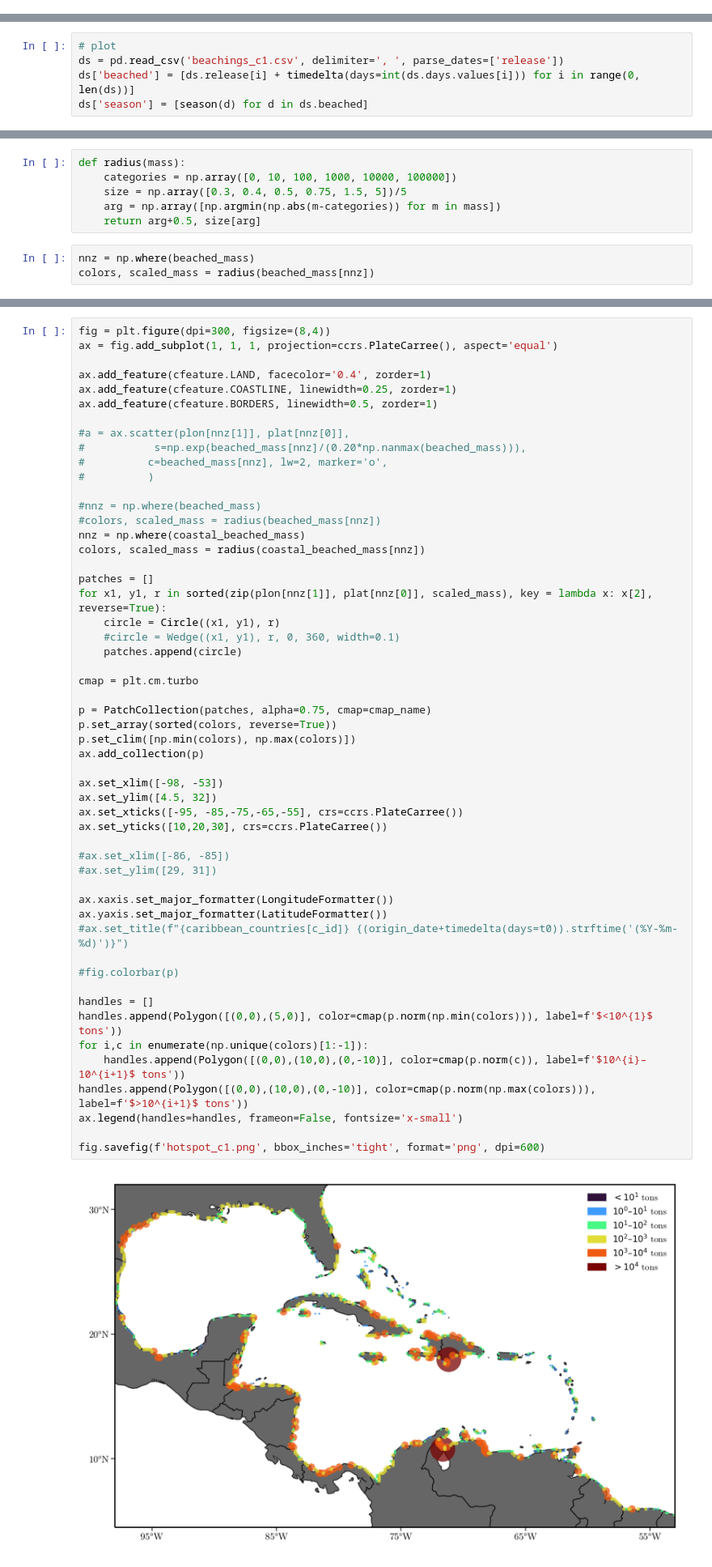
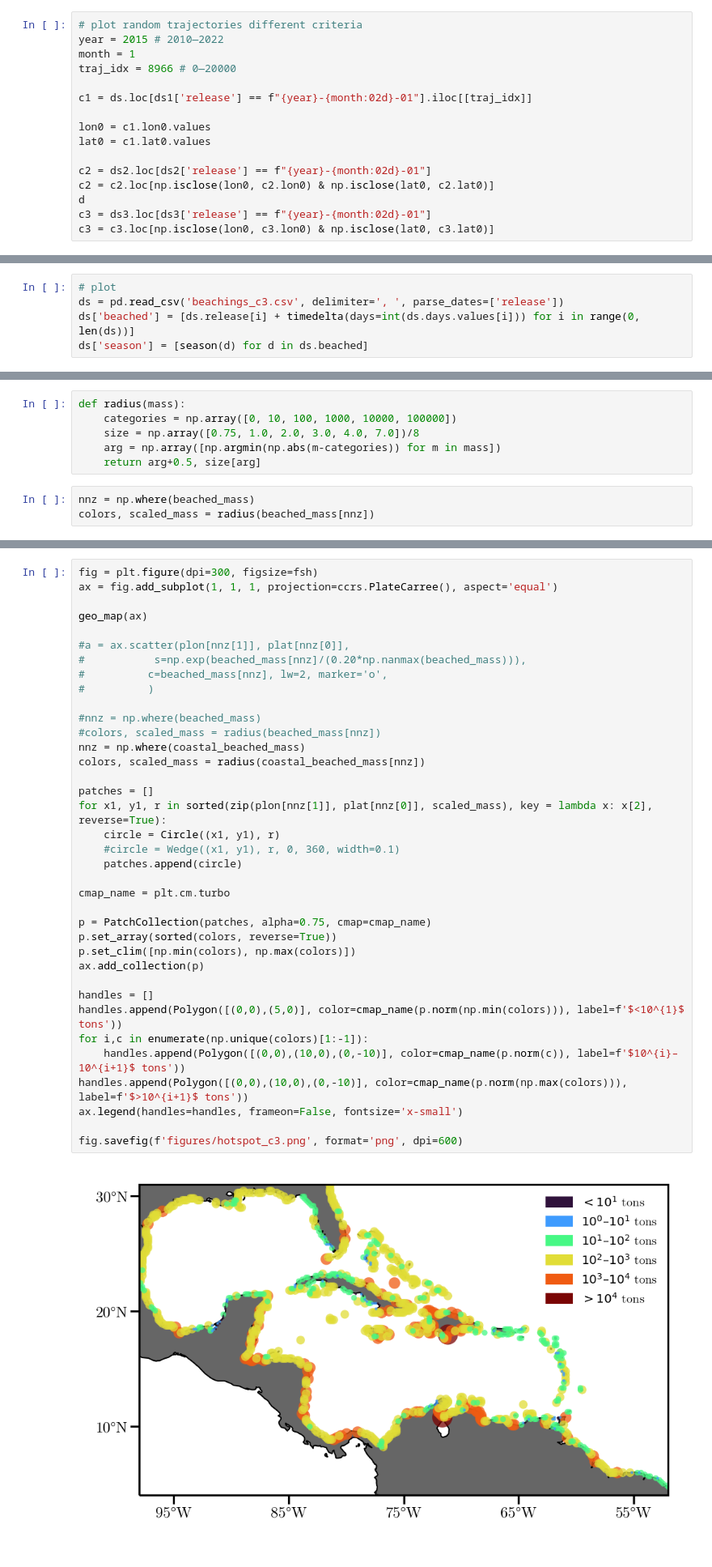
Before and after one commit to philippemiron/marine-litter-caribbean, a Jupyter notebook: notebooks/hotspots.ipynb, the cells around one changed output, grey strips where cells are left out. Shown at 81% size. Saved outputs shown, nothing was run; the diff lists cells and outputs as text.

```diff
--- a/notebooks/hotspots.ipynb
+++ b/notebooks/hotspots.ipynb
@@ -174,0 +376,16 @@ for year in range(2010, 2022):
+# %%
+# plot random trajectories different criteria
+year = 2015 # 2010—2022
+month = 1
+traj_idx = 8966 # 0—20000
+
+c1 = ds.loc[ds1['release'] == f"{year}-{month:02d}-01"].iloc[[traj_idx]]
+
+lon0 = c1.lon0.values
+lat0 = c1.lat0.values
+
+c2 = ds2.loc[ds2['release'] == f"{year}-{month:02d}-01"]
+c2 = c2.loc[np.isclose(lon0, c2.lon0) & np.isclose(lat0, c2.lat0)]
+d
+c3 = ds3.loc[ds3['release'] == f"{year}-{month:02d}-01"]
+c3 = c3.loc[np.isclose(lon0, c3.lon0) & np.isclose(lat0, c3.lat0)]
@@ -207,6 +482,6 @@ display(ds)
 # %%
 # plot
-ds = pd.read_csv('beachings_c1.csv', delimiter=', ', parse_dates=['release'])
+ds = pd.read_csv('beachings_c3.csv', delimiter=', ', parse_dates=['release'])
 ds['beached'] = [ds.release[i] + timedelta(days=int(ds.days.values[i])) for i in range(0, len(ds))]
 ds['season'] = [season(d) for d in ds.beached]
 # %%
@@ -292,7 +567,7 @@ np.max(beached_mass)
 # %%
 def radius(mass):
     categories = np.array([0, 10, 100, 1000, 10000, 100000])
-    size = np.array([0.3, 0.4, 0.5, 0.75, 1.5, 5])/5
+    size = np.array([0.75, 1.0, 2.0, 3.0, 4.0, 7.0])/8
     arg = np.array([np.argmin(np.abs(m-categories)) for m in mass])
     return arg+0.5, size[arg]
 # %%
@@ -305,58 +580,42 @@ np.sum(colors == 0.5)
 # %%
-fig = plt.figure(dpi=300, figsize=(8,4))
+fig = plt.figure(dpi=300, figsize=fsh)
 ax = fig.add_subplot(1, 1, 1, projection=ccrs.PlateCarree(), aspect='equal')
 
-ax.add_feature(cfeature.LAND, facecolor='0.4', zorder=1)
-ax.add_feature(cfeature.COASTLINE, linewidth=0.25, zorder=1)
-ax.add_feature(cfeature.BORDERS, linewidth=0.5, zorder=1)
+geo_map(ax)
 
 #a = ax.scatter(plon[nnz[1]], plat[nnz[0]],
 #           s=np.exp(beached_mass[nnz]/(0.20*np.nanmax(beached_mass))),
 #          c=beached_mass[nnz], lw=2, marker='o',
 #          )
 
 #nnz = np.where(beached_mass)
 #colors, scaled_mass = radius(beached_mass[nnz])
 nnz = np.where(coastal_beached_mass)
 colors, scaled_mass = radius(coastal_beached_mass[nnz])
 
 patches = []
 for x1, y1, r in sorted(zip(plon[nnz[1]], plat[nnz[0]], scaled_mass), key = lambda x: x[2], reverse=True):
     circle = Circle((x1, y1), r)
     #circle = Wedge((x1, y1), r, 0, 360, width=0.1)
     patches.append(circle)
 
-cmap = plt.cm.turbo
+cmap_name = plt.cm.turbo
 
 p = PatchCollection(patches, alpha=0.75, cmap=cmap_name)
 p.set_array(sorted(colors, reverse=True))
 p.set_clim([np.min(colors), np.max(colors)])
 ax.add_collection(p)
 
-ax.set_xlim([-98, -53])
-ax.set_ylim([4.5, 32])
-ax.set_xticks([-95, -85,-75,-65,-55], crs=ccrs.PlateCarree())
-ax.set_yticks([10,20,30], crs=ccrs.PlateCarree())
-
-#ax.set_xlim([-86, -85])
-#ax.set_ylim([29, 31])
-
-ax.xaxis.set_major_formatter(LongitudeFormatter())
-ax.yaxis.set_major_formatter(LatitudeFormatter())
-#ax.set_title(f"{caribbean_countries[c_id]} {(origin_date+timedelta(days=t0)).strftime('(%Y-%m-%d)')}")
-
-#fig.colorbar(p)
-
 handles = []
-handles.append(Polygon([(0,0),(5,0)], color=cmap(p.norm(np.min(colors))), label=f'$<10^{1}$ tons'))
+handles.append(Polygon([(0,0),(5,0)], color=cmap_name(p.norm(np.min(colors))), label=f'$<10^{1}$ tons'))
 for i,c in enumerate(np.unique(colors)[1:-1]):
-    handles.append(Polygon([(0,0),(10,0),(0,-10)], color=cmap(p.norm(c)), label=f'$10^{i}–10^{i+1}$ tons'))
-handles.append(Polygon([(0,0),(10,0),(0,-10)], color=cmap(p.norm(np.max(colors))), label=f'$>10^{i+1}$ tons'))
+    handles.append(Polygon([(0,0),(10,0),(0,-10)], color=cmap_name(p.norm(c)), label=f'$10^{i}–10^{i+1}$ tons'))
+handles.append(Polygon([(0,0),(10,0),(0,-10)], color=cmap_name(p.norm(np.max(colors))), label=f'$>10^{i+1}$ tons'))
 ax.legend(handles=handles, frameon=False, fontsize='x-small')
 
-fig.savefig(f'hotspot_c1.png', bbox_inches='tight', format='png', dpi=600)
+fig.savefig(f'figures/hotspot_c3.png', format='png', dpi=600)
 # %% [output]
-[figure, old version]
+[figure, new version]
 # %% [markdown]
 # seasonality
 # %%
```
Also changed, not shown: parts of 37 cells of this notebook, 16 other files.
